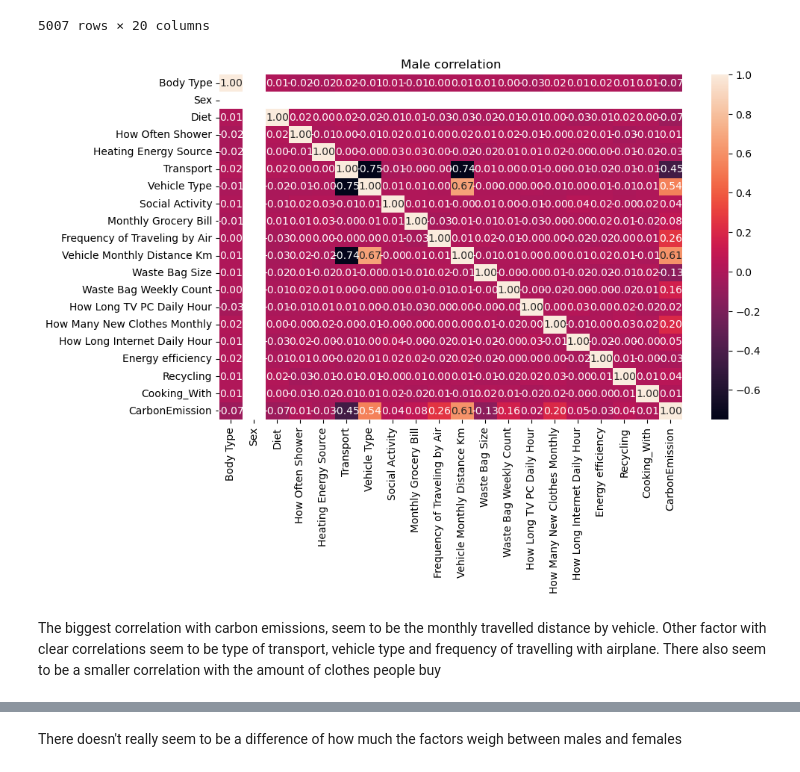
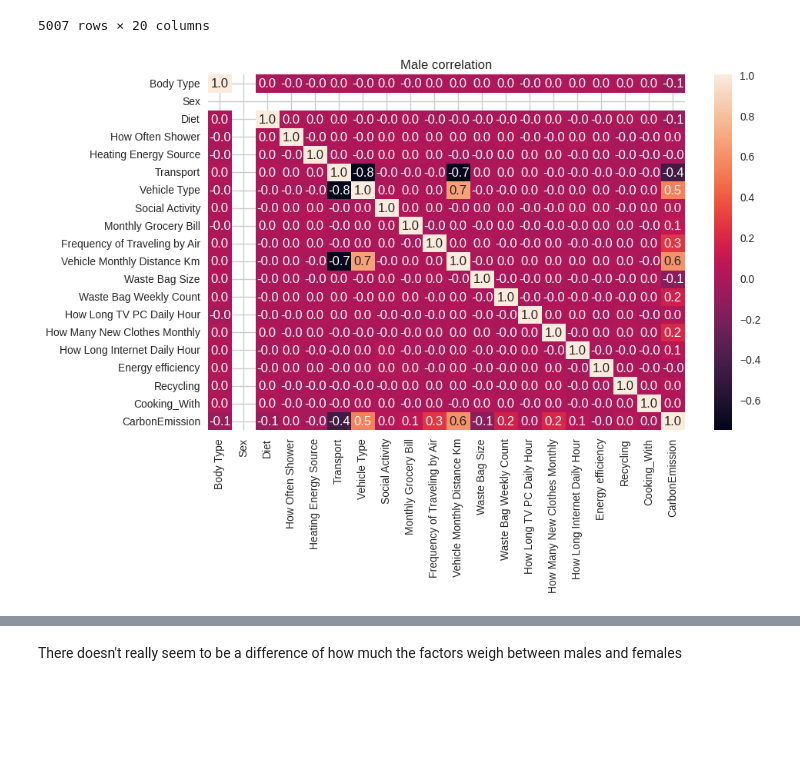
Before and after one commit to cph-oo221/Dat4-BI-Exam, a Jupyter notebook: Main.ipynb, the cells around one changed output, grey strips where cells are left out. Cells and saved outputs as stored; diff of their text form; code cells hidden in the pictures; blank space fills up the shorter version.

```diff
--- a/Main.ipynb
+++ b/Main.ipynb
@@ -245,12 +263,10 @@ df_male_corr = df_male.corr()
 df_female_corr = df_female.corr()
 # %%
 plt.figure(figsize=(10,6))
-sns.heatmap(df_male_corr, annot=True, fmt=".2f")
+sns.heatmap(df_male_corr, annot=True, fmt=".1f")
 plt.title('Male correlation')
 plt.show()
 # %% [output]
-[figure, old version]
+[figure, new version]
-# %% [markdown]
-The biggest correlation with carbon emissions, seem to be the monthly travelled distance by vehicle. Other factor with clear correlations seem to be type of transport, vehicle type and frequency of travelling with airplane. There also seem to be a smaller correlation with the amount of clothes people buy
 # %%
 plt.figure(figsize=(10,6))
```
Also changed, not shown: parts of 53 cells of this notebook, 1 other file.
